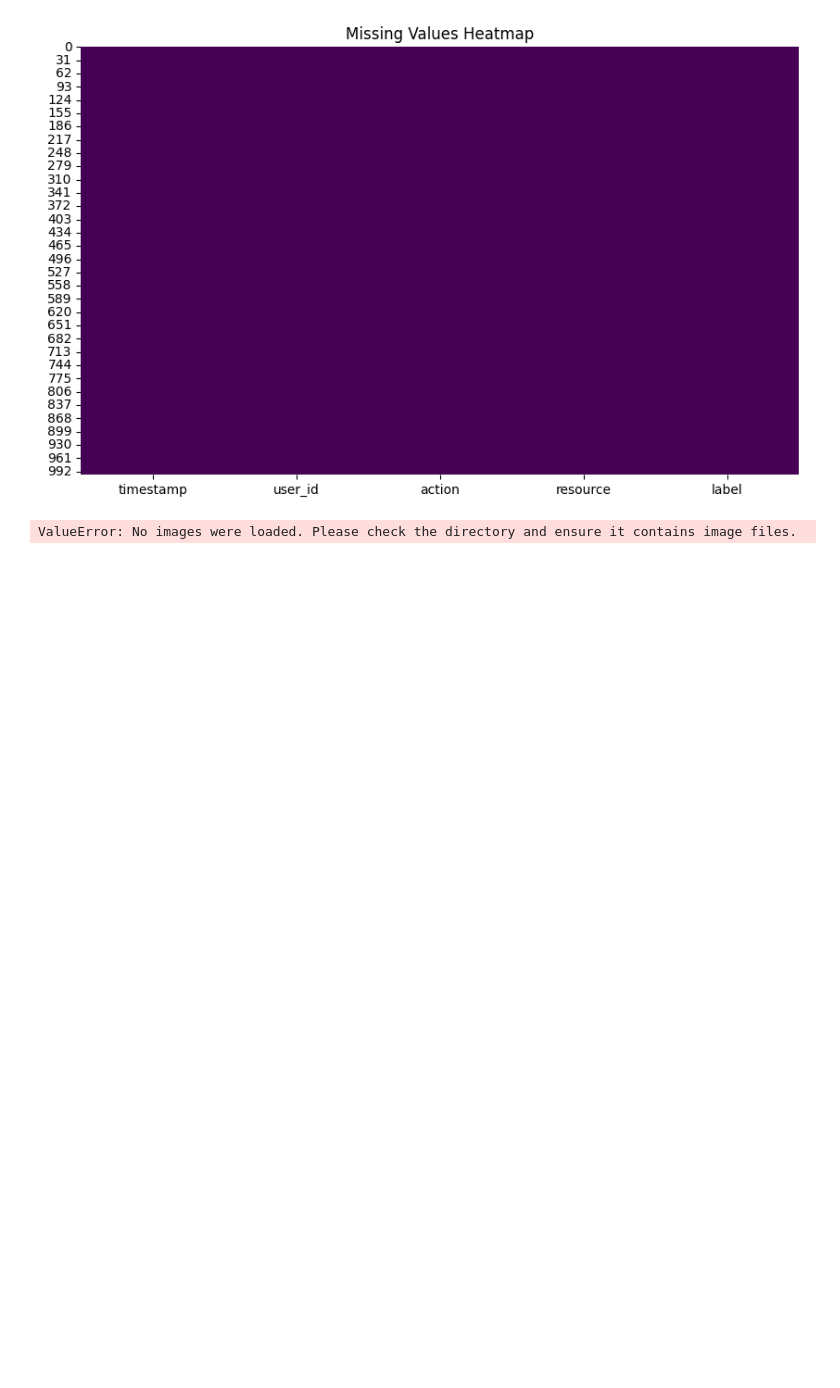
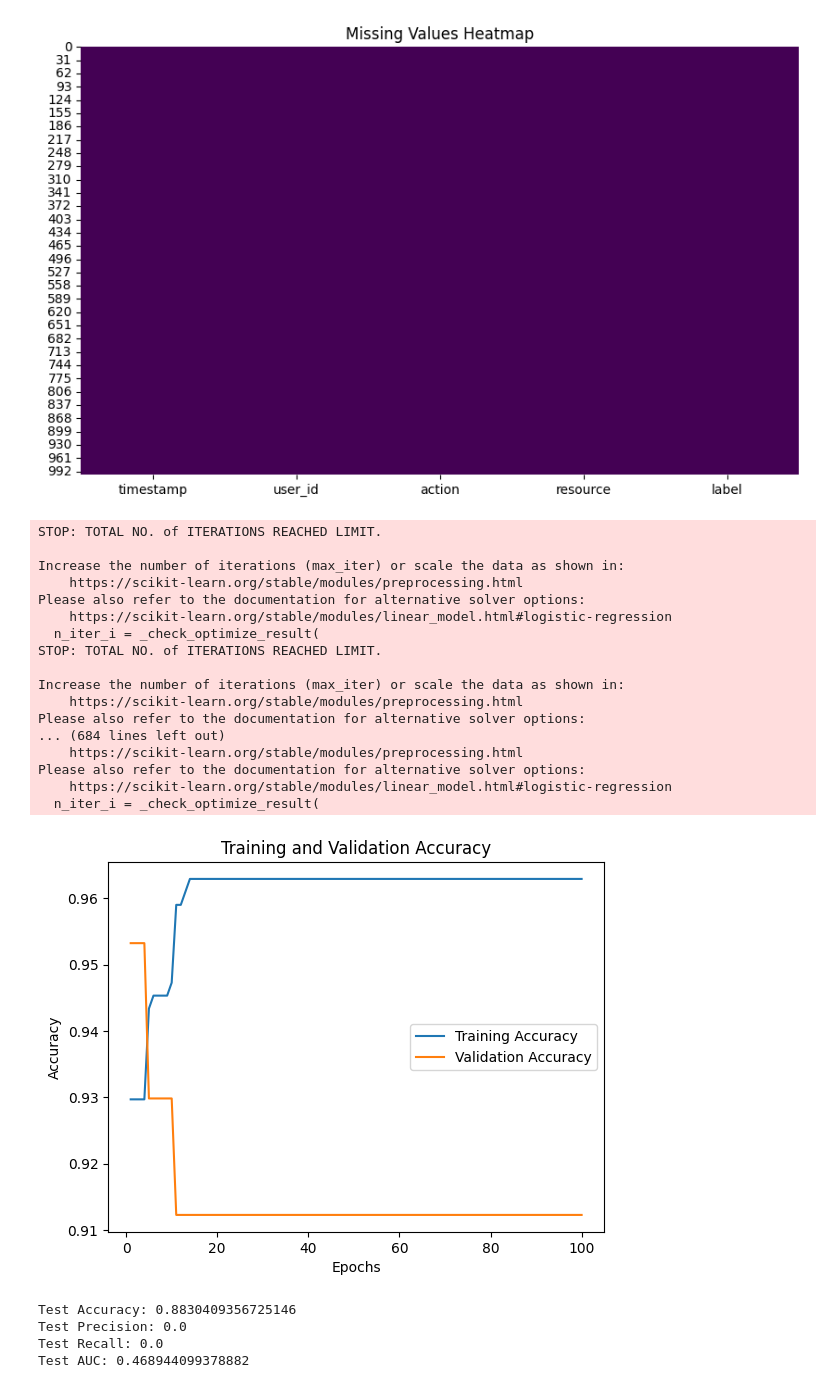
Before and after one commit to AdamMashaka/SIM_Alert, a Jupyter notebook: Graph_view.ipynb, the cells around one changed output. Cells and saved outputs as stored; diff of their text form; code cells hidden in the pictures; blank space fills up the shorter version.

```diff
--- a/Graph_view.ipynb
+++ b/Graph_view.ipynb
@@ -455,51 +455,72 @@ def train_and_plot_model(X_train, y_train, X_val, y_val):
 
 # Example usage
 if __name__ == '__main__':
-    # Directory containing the genuine images
+    # Directories containing the genuine and forged images
     genuine_image_dir = 'extraction/train_data/genuine'
+    forged_image_dir = 'extraction/train_data'
 
     # Load genuine images and labels
     genuine_images, genuine_labels = load_images_from_directory(genuine_image_dir, label=1)
 
+    # Load forged images and labels
+    forged_images, forged_labels = load_images_from_directory(forged_image_dir, label=0)
+
     # Check if any images were loaded
-    if len(genuine_images) == 0:
-        raise ValueError("No images were loaded. Please check the directory and ensure it contains image files.")
+    if len(genuine_images) == 0 or len(forged_images) == 0:
+        raise ValueError("No images were loaded. Please check the directories and ensure they contain image files.")
 
-    # Generate synthetic forged images
-    num_synthetic_samples = len(genuine_images)  # Generate the same number of synthetic samples as genuine samples
-    synthetic_images, synthetic_labels = generate_synthetic_data(genuine_images, genuine_labels, num_synthetic_samples)
-
-    # Combine genuine and synthetic data
-    X = np.concatenate((genuine_images, synthetic_images), axis=0)
-    y = np.concatenate((genuine_labels, synthetic_labels), axis=0)
+    # Combine genuine and forged data
+    X = np.concatenate((genuine_images, forged_images), axis=0)
+    y = np.concatenate((genuine_labels, forged_labels), axis=0)
 
     # Check if the dataset contains at least two classes
     if len(np.unique(y)) < 2:
         raise ValueError("The dataset must contain at least two classes.")
 
     # Split the data into training, validation, and testing sets
     X_train, X_temp, y_train, y_temp = train_test_split(X, y, test_size=0.4, random_state=42)
     X_val, X_test, y_val, y_test = train_test_split(X_temp, y_temp, test_size=0.5, random_state=42)
 
     # Train the logistic regression model and plot training/validation curves
     model = train_and_plot_model(X_train, y_train, X_val, y_val)
 
     # Save the trained model
     joblib.dump(model, 'logistic_regression_model.pkl')
 
     # Evaluate the model on the test set
     y_pred = model.predict(X_test)
     accuracy = accuracy_score(y_test, y_pred)
     precision = precision_score(y_test, y_pred)
     recall = recall_score(y_test, y_pred)
     auc = roc_auc_score(y_test, y_pred)
     print(f"Test Accuracy: {accuracy}")
     print(f"Test Precision: {precision}")
     print(f"Test Recall: {recall}")
     print(f"Test AUC: {auc}")
 
     # Optional: Load and use the model
     # loaded_model = joblib.load('logistic_regression_model.pkl')
     # predictions = loaded_model.predict(X_test)
 # %% [output]
-ValueError: No images were loaded. Please check the directory and ensure it contains image files.
+STOP: TOTAL NO. of ITERATIONS REACHED LIMIT.
+
+Increase the number of iterations (max_iter) or scale the data as shown in:
+    https://scikit-learn.org/stable/modules/preprocessing.html
+Please also refer to the documentation for alternative solver options:
+    https://scikit-learn.org/stable/modules/linear_model.html#logistic-regression
+  n_iter_i = _check_optimize_result(
+STOP: TOTAL NO. of ITERATIONS REACHED LIMIT.
+
+Increase the number of iterations (max_iter) or scale the data as shown in:
+    https://scikit-learn.org/stable/modules/preprocessing.html
+Please also refer to the documentation for alternative solver options:
+... (684 lines left out)
+    https://scikit-learn.org/stable/modules/preprocessing.html
+Please also refer to the documentation for alternative solver options:
+    https://scikit-learn.org/stable/modules/linear_model.html#logistic-regression
+  n_iter_i = _check_optimize_result(
+[figure, added]
+Test Accuracy: 0.8830409356725146
+Test Precision: 0.0
+Test Recall: 0.0
+Test AUC: 0.468944099378882
```
Also changed, not shown: 1 other file.
